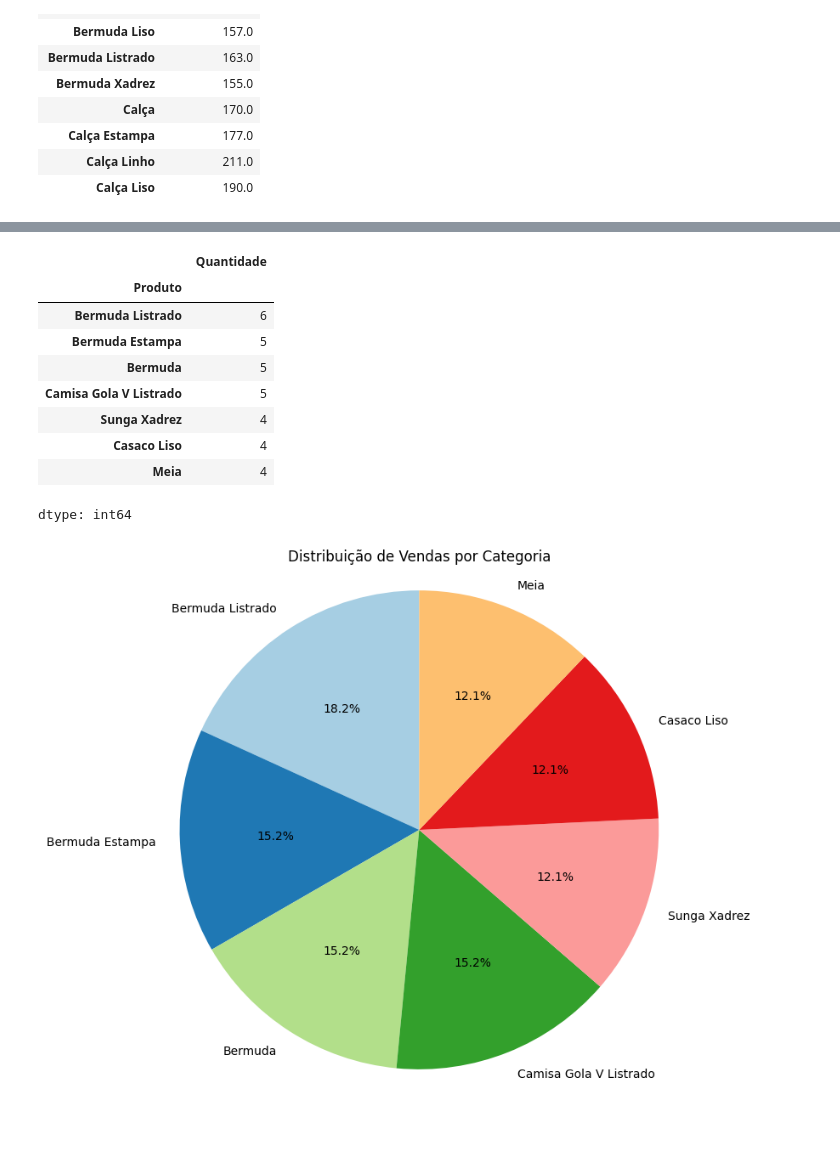
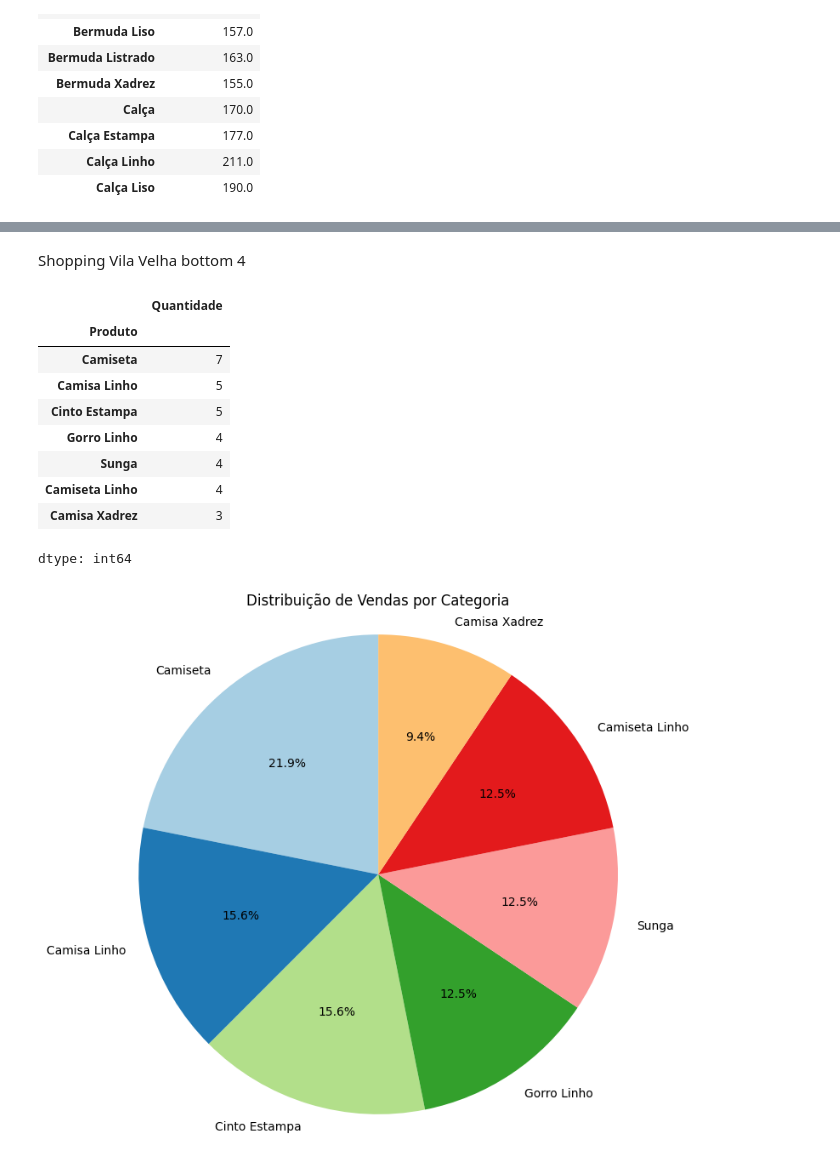
Before and after one commit to G0807/retail-sales-analysis, a Jupyter notebook: Projeto1vendas.ipynb, the cells around one changed output, grey strips where cells are left out. Saved outputs shown, nothing was run; the diff lists cells and outputs as text; code cells hidden in the pictures; blank space fills up the shorter version.

```diff
--- a/Projeto1vendas.ipynb
+++ b/Projeto1vendas.ipynb
@@ -887,24 +957,26 @@ dtype: int64
+# %% [markdown]
+Shopping Vila Velha bottom 4
 # %%
-df_vila_velha = df_amostra[df_amostra['ID Loja'] == 'Shopping Vila Velha']
-Shopping_Vila_Velha = df_vila_velha.groupby('Produto')['Quantidade'].sum().sort_values(ascending=False)
-display(Shopping_Vila_Velha.head(7))
-top_7_produtos_velha = Shopping_Vila_Velha.head(7)
+df_aricanduva = df_amostra[df_amostra['ID Loja'] == 'Shopping Center Leste Aricanduva']
+Shopping_Center_Leste_Aricanduva = df_aricanduva.groupby('Produto')['Quantidade'].sum().sort_values(ascending=False)
+display(Shopping_Center_Leste_Aricanduva.head(7))
+top_7_produtos_velha = Shopping_Center_Leste_Aricanduva.head(7)
 lista_produtos = top_7_produtos_velha.index.tolist()
 lista_quantidades = top_7_produtos_velha.values.tolist()
 plt.figure(figsize=(8, 8))
 plt.pie(lista_quantidades, labels=lista_produtos, autopct='%1.1f%%', startangle=90, colors=plt.cm.Paired.colors)
 plt.title('Distribuição de Vendas por Categoria')
 plt.axis('equal')
 plt.show()
 # %% [output]
 |  | Quantidade |
 | Produto |  |
-| Bermuda Listrado | 6 |
-| Bermuda Estampa | 5 |
-| Bermuda | 5 |
-| Camisa Gola V Listrado | 5 |
-| Sunga Xadrez | 4 |
-| Casaco Liso | 4 |
-| Meia | 4 |
+| Camiseta | 7 |
+| Camisa Linho | 5 |
+| Cinto Estampa | 5 |
+| Gorro Linho | 4 |
+| Sunga | 4 |
+| Camiseta Linho | 4 |
+| Camisa Xadrez | 3 |
 dtype: int64
-[figure, old version]
+[figure, new version]
```
Also changed, not shown: parts of 62 cells of this notebook.
